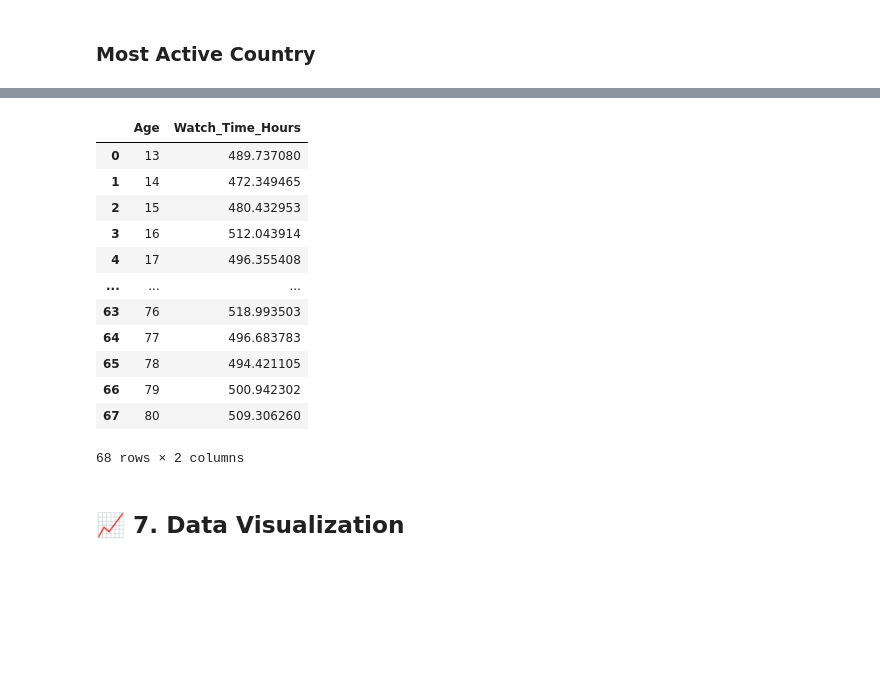
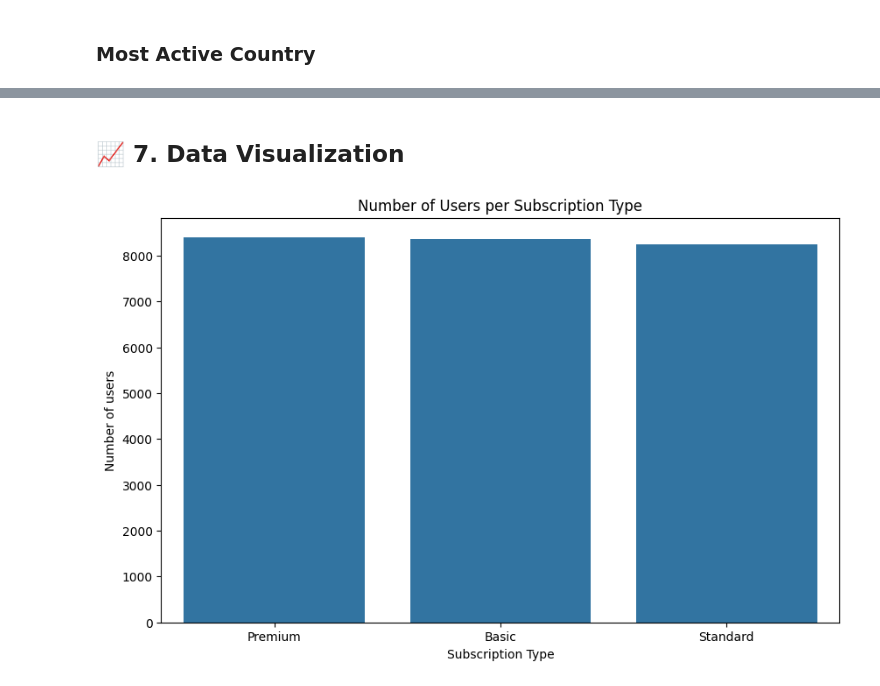
Before and after one commit to gauravvxv/Netflix-Users-Database, a Jupyter notebook: Notebook/users.ipynb, the cells around one changed output, grey strips where cells are left out. Drawn from its saved outputs; the diff is of its cells as text; code cells hidden in the pictures; blank space fills up the shorter version.

Commit message:
visualize

```diff
--- a/Notebook/users.ipynb
+++ b/Notebook/users.ipynb
@@ -181,19 +183,11 @@ active_country
-# %%
-age_stats = df.groupby('Age')['Watch_Time_Hours'].mean().reset_index()
-age_stats
-# %% [output]
-|  | Age | Watch_Time_Hours |
-| 0 | 13 | 489.737080 |
-| 1 | 14 | 472.349465 |
-| 2 | 15 | 480.432953 |
-| 3 | 16 | 512.043914 |
-| 4 | 17 | 496.355408 |
-| ... | ... | ... |
-| 63 | 76 | 518.993503 |
-| 64 | 77 | 496.683783 |
-| 65 | 78 | 494.421105 |
-| 66 | 79 | 500.942302 |
-| 67 | 80 | 509.306260 |
-68 rows × 2 columns
 # %% [markdown]
 ## 📈 **7. Data Visualization**
+# %%
+plt.figure(figsize=(10,6))
+sns.barplot(data = subscription_counts )
+plt.title('Number of Users per Subscription Type')
+plt.ylabel("Number of users")
+plt.xlabel("Subscription Type")
+plt.show()
+# %% [output]
+[figure, added]
```
Also changed, not shown: parts of 10 cells of this notebook.
